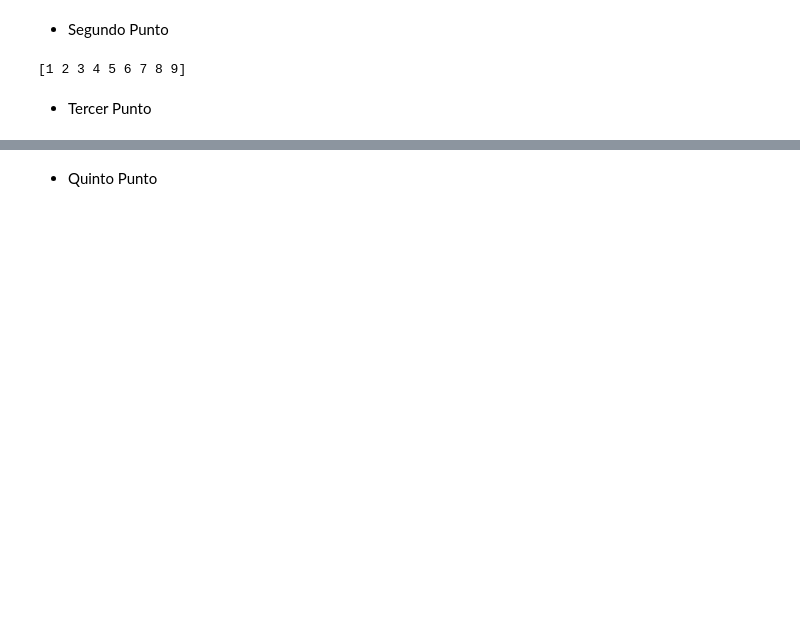
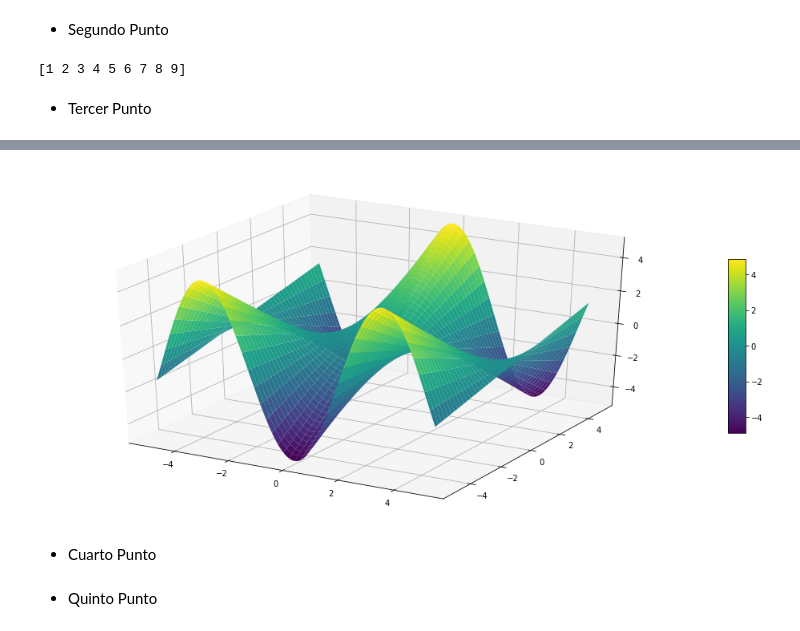
Before and after one commit to DuneV/2022-2, a Jupyter notebook: LAB2_OPTIMIZACION.ipynb, the cells around one changed output, grey strips where cells are left out. Saved outputs shown, nothing was run; the diff lists cells and outputs as text; code cells hidden in the pictures; blank space fills up the shorter version.

```diff
--- a/LAB2_OPTIMIZACION.ipynb
+++ b/LAB2_OPTIMIZACION.ipynb
@@ -103,0 +134,23 @@ plt.show()
+# %%
+st = 1000
+
+fig4 = plt.figure(figsize = (18,8))
+
+ax4 = plt.axes(projection='3d')
+
+x4 = np.outer(np.linspace(-5, 5, st), np.ones(st))
+y4 = x4.copy().T
+
+z4 = y4*np.cos(x4)
+
+surface = ax4.plot_surface(x4, y4, z4, cmap='viridis', edgecolor='none')
+
+fig4.colorbar(surface, shrink=0.5, aspect=10)
+
+
+ax.set_title('z = y*cos(x)')
+plt.show()
+# %% [output]
+[figure, added]
+# %% [markdown]
+- Cuarto Punto
```
Also changed, not shown: parts of 7 cells of this notebook, 1 other file.
